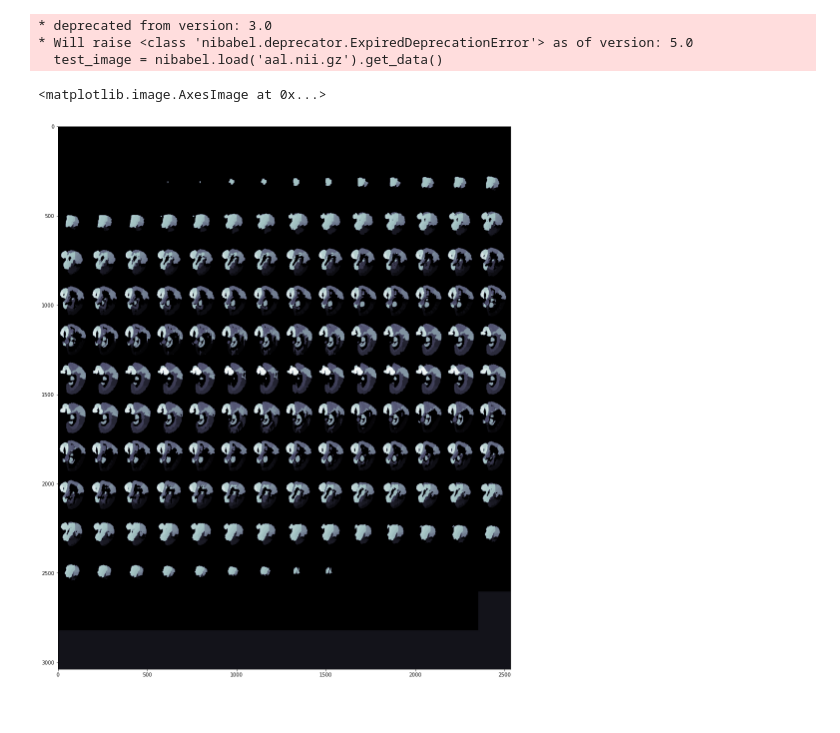
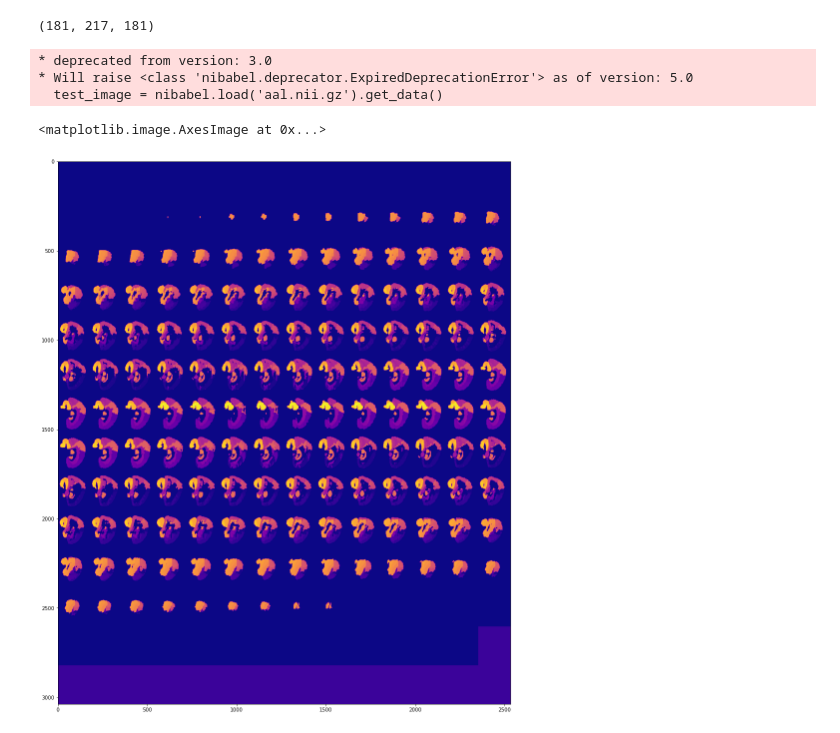
Before and after one commit to brainhack-ch/BrainSpread, a Jupyter notebook: Visualize.ipynb, the cells around one changed output. Cells and saved outputs as stored; diff of their text form; code cells hidden in the pictures.

Commit message:
visualize PET data

```diff
--- a/Visualize.ipynb
+++ b/Visualize.ipynb
@@ -29,14 +29,16 @@ for patient in patients:
     #plt.imshow(data_rough[patient])
     #plt.show()
 # %%
-#test image
+#test image for nii.gz filetype
 fig, ax1 = plt.subplots(1,1,figsize=(20,20))
 test_image = nibabel.load('aal.nii.gz').get_data()
 #ax1.imshow(test_image[test_image.shape[0]//2])
-ax1.imshow(montage(test_image), cmap ='bone')
+print(np.array(test_image).shape)
+ax1.imshow(montage(test_image), cmap ='plasma')
 # %% [output]
-* deprecated from version: 3.0
-* Will raise <class 'nibabel.deprecator.ExpiredDeprecationError'> as of version: 5.0
-  test_image = nibabel.load('aal.nii.gz').get_data()
+(181, 217, 181)
-<matplotlib.image.AxesImage at 0x...>
+* deprecated from version: 3.0
+* Will raise <class 'nibabel.deprecator.ExpiredDeprecationError'> as of version: 5.0
+  test_image = nibabel.load('aal.nii.gz').get_data()
+<matplotlib.image.AxesImage at 0x...>
-[figure, old version]
+[figure, new version]
```
Also changed, not shown: parts of 1 cell of this notebook.
